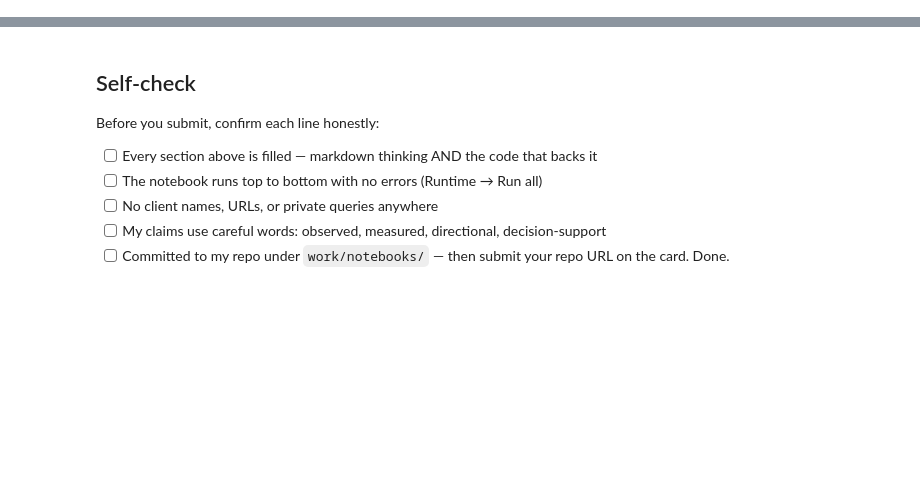
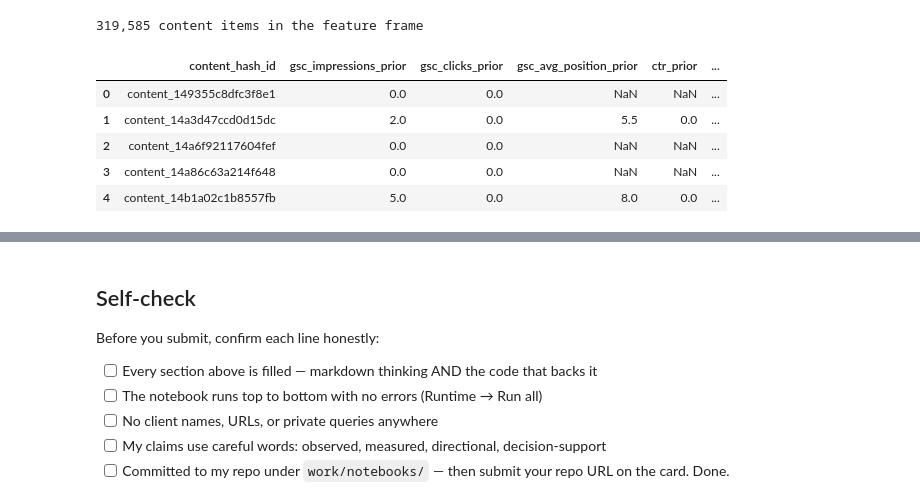
Before and after one commit to ayoushbirjani4-spec/fiyrank-firstlab, a Jupyter notebook: work/notebooks/w03_data_contract.ipynb, the cells around one changed output, grey strips where cells are left out. Saved outputs shown, nothing was run; the diff lists cells and outputs as text; code cells hidden in the pictures; blank space fills up the shorter version.

```diff
--- a/work/notebooks/w03_data_contract.ipynb
+++ b/work/notebooks/w03_data_contract.ipynb
@@ -36,0 +282,32 @@ This skeleton is yours to fill. Work the sections **in order** — each one has
+# %%
+feature_frame = con.sql(f"""
+    WITH prior AS (
+        SELECT content_hash_id,
+               SUM(gsc_impressions) AS gsc_impressions_prior,
+               SUM(gsc_clicks)      AS gsc_clicks_prior,
+               AVG(gsc_avg_position) AS gsc_avg_position_prior
+        FROM {TABLES['fact_daily']}
+        WHERE report_date >= DATE '2026-03-01' AND report_date < DATE '2026-03-15'
+        GROUP BY content_hash_id
+    )
+    SELECT
+        p.content_hash_id,
+        p.gsc_impressions_prior,
+        p.gsc_clicks_prior,
+        p.gsc_avg_position_prior,
+        p.gsc_clicks_prior / NULLIF(p.gsc_impressions_prior, 0) AS ctr_prior,
+        DATE_DIFF('day', c.content_created_date, DATE '2026-03-15') AS content_age_days
+    FROM prior p
+    JOIN {TABLES['dim_content']} c USING (content_hash_id)
+""").df()
+
+print(f"{len(feature_frame):,} content items in the feature frame")
+feature_frame.head()
+# %% [output]
+319,585 content items in the feature frame
+|  | content_hash_id | gsc_impressions_prior | gsc_clicks_prior | gsc_avg_position_prior | ctr_prior | ... |
+| 0 | content_149355c8dfc3f8e1 | 0.0 | 0.0 | NaN | NaN | ... |
+| 1 | content_14a3d47ccd0d15dc | 2.0 | 0.0 | 5.5 | 0.0 | ... |
+| 2 | content_14a6f92117604fef | 0.0 | 0.0 | NaN | NaN | ... |
+| 3 | content_14a86c63a214f648 | 0.0 | 0.0 | NaN | NaN | ... |
+| 4 | content_14b1a02c1b8557fb | 5.0 | 0.0 | 8.0 | 0.0 | ... |
```
Also changed, not shown: parts of 25 cells of this notebook.
